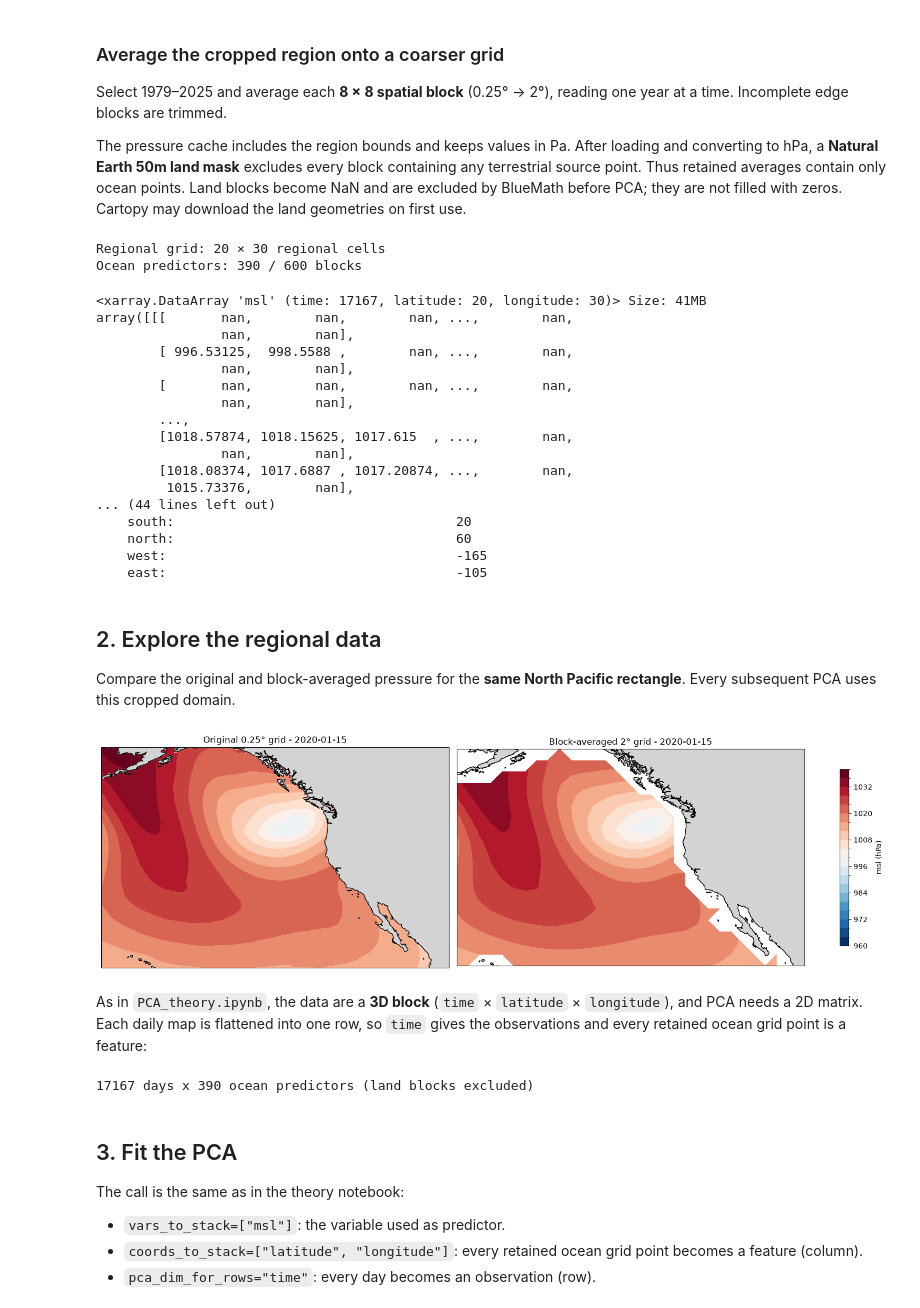
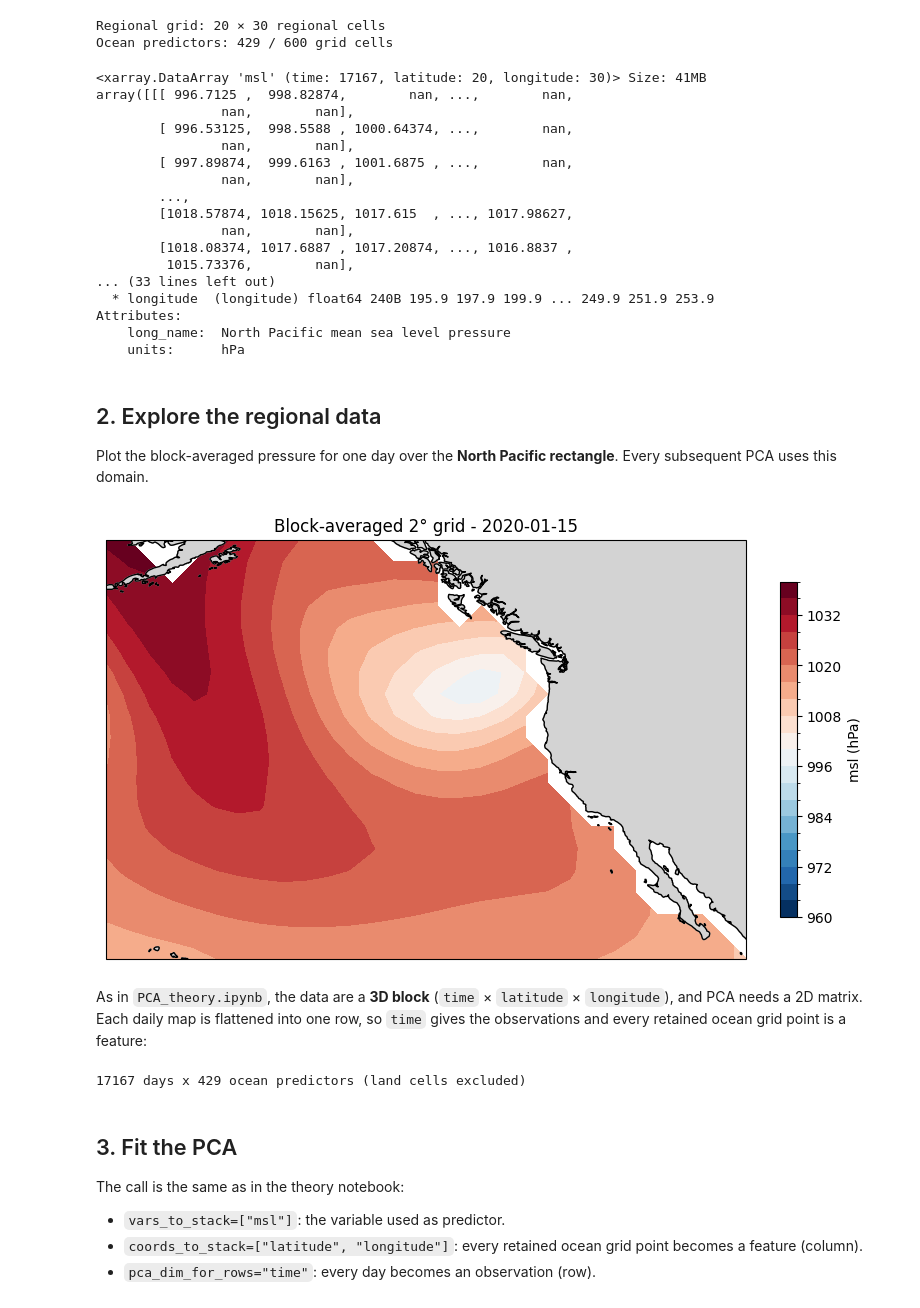
Before and after one commit to GeoOcean/BlueMath_Course_Corvallis, a Jupyter notebook: toolkit/datamining/PCA_mslp.ipynb, the cells around one changed output. Cells and saved outputs as stored; diff of their text form; code cells hidden in the pictures.

```diff
--- a/toolkit/datamining/PCA_mslp.ipynb
+++ b/toolkit/datamining/PCA_mslp.ipynb
@@ -74,6 +34,0 @@ Attributes:
-# %% [markdown]
-### Average the cropped region onto a coarser grid
-
-Select 1979–2025 and average each **8 × 8 spatial block** (0.25° → 2°), reading one year at a time. Incomplete edge blocks are trimmed.
-
-The pressure cache includes the region bounds and keeps values in Pa. After loading and converting to hPa, a **Natural Earth 50m land mask** excludes every block containing any terrestrial source point. Thus retained averages contain only ocean points. Land blocks become NaN and are excluded by BlueMath before PCA; they are not filled with zeros. Cartopy may download the land geometries on first use.
@@ -110,5 +53,5 @@ if not os.path.exists(reduced_file):
 # %%
-# Load the small cache, close the file, and convert Pa -> hPa in memory.
+# Load the regional dataset, close the connection, and convert Pa -> hPa in memory.
 with xr.open_dataset(reduced_file) as reduced:
     msl = (reduced.msl.load() / 100).transpose("time", "latitude", "longitude")
 msl.attrs.update(long_name="North Pacific mean sea level pressure", units="hPa")
@@ -116,7 +59,7 @@ assert bool(((msl.latitude >= south) & (msl.latitude <= north)).all())
 assert bool(((msl.longitude >= west % 360) & (msl.longitude <= east % 360)).all())
 print(f"Regional grid: {msl.sizes['latitude']} × {msl.sizes['longitude']} regional cells")
 msl
-# Conservative ocean mask: retain a block only if every source point is ocean.
+# Ocean mask: retain a grid cell only if its center is ocean.
 # Natural Earth uses -180..180 longitudes; ERA5 uses 0..360.
 from shapely.geometry import Point
 from shapely.ops import unary_union
@@ -124,76 +67,69 @@ from shapely.prepared import prep
 
 land = prep(unary_union(list(cfeature.LAND.with_scale("50m").geometries())))
 source_lon, source_lat = np.meshgrid(
-    (raw.longitude.values + 180) % 360 - 180, raw.latitude.values
+    (msl.longitude.values + 180) % 360 - 180, msl.latitude.values
 )
-source_ocean_mask = xr.DataArray(
+ocean_mask = xr.DataArray(
     np.array([
         not land.intersects(Point(lon, lat))
         for lon, lat in zip(source_lon.ravel(), source_lat.ravel())
     ]).reshape(source_lon.shape),
-    coords={"latitude": raw.latitude, "longitude": raw.longitude},
+    coords={"latitude": msl.latitude, "longitude": msl.longitude},
     dims=("latitude", "longitude"),
     name="ocean_mask",
 )
-ocean_mask = source_ocean_mask.coarsen(
-    latitude=coarsen_factor, longitude=coarsen_factor, boundary="trim"
-).min().astype(bool)
-xr.align(msl, ocean_mask, join="exact")
-ocean_mask.attrs["description"] = "All source points are ocean using Natural Earth 50m land"
+ocean_mask.attrs["description"] = "Grid-cell center is ocean using Natural Earth 50m land"
 if not bool(ocean_mask.any()):
-    raise ValueError("No ocean-only blocks remain in the selected region.")
+    raise ValueError("No ocean grid cells remain in the selected region.")
 msl = msl.where(ocean_mask)
-print(f"Ocean predictors: {int(ocean_mask.sum())} / {ocean_mask.size} blocks")
+print(f"Ocean predictors: {int(ocean_mask.sum())} / {ocean_mask.size} grid cells")
 msl
 # %% [output]
 Regional grid: 20 × 30 regional cells
-Ocean predictors: 390 / 600 blocks
+Ocean predictors: 429 / 600 grid cells
 <xarray.DataArray 'msl' (time: 17167, latitude: 20, longitude: 30)> Size: 41MB
-array([[[       nan,        nan,        nan, ...,        nan,
+array([[[ 996.7125 ,  998.82874,        nan, ...,        nan,
                 nan,        nan],
-        [ 996.53125,  998.5588 ,        nan, ...,        nan,
+        [ 996.53125,  998.5588 , 1000.64374, ...,        nan,
                 nan,        nan],
-        [       nan,        nan,        nan, ...,        nan,
+        [ 997.89874,  999.6163 , 1001.6875 , ...,        nan,
                 nan,        nan],
         ...,
-        [1018.57874, 1018.15625, 1017.615  , ...,        nan,
+        [1018.57874, 1018.15625, 1017.615  , ..., 1017.98627,
                 nan,        nan],
-        [1018.08374, 1017.6887 , 1017.20874, ...,        nan,
+        [1018.08374, 1017.6887 , 1017.20874, ..., 1016.8837 ,
          1015.73376,        nan],
-... (44 lines left out)
-    south:                                    20
-    north:                                    60
-    west:                                     -165
-    east:                                     -105
+... (33 lines left out)
+  * longitude  (longitude) float64 240B 195.9 197.9 199.9 ... 249.9 251.9 253.9
+Attributes:
+    long_name:  North Pacific mean sea level pressure
+    units:      hPa
 # %% [markdown]
 ## 2. Explore the regional data
 
-Compare the original and block-averaged pressure for the **same North Pacific rectangle**. Every subsequent PCA uses this cropped domain.
+Plot the block-averaged pressure for one day over the **North Pacific rectangle**. Every subsequent PCA uses this domain.
 # %%
 date = "2020-01-15"
 proj = ccrs.PlateCarree(central_longitude=map_center[0])
 levels = np.arange(960, 1041, 4)
 
-fig, axes = plt.subplots(1, 2, figsize=(15, 4.5), subplot_kw={"projection": proj}, layout="constrained")
-for ax, field, title in zip(
-    axes,
-    [(raw.msl.sel(time=date) / 100).where(source_ocean_mask), msl.sel(time=date)],
-    ["Original 0.25° grid", f"Block-averaged {resolution:g}° grid"],
-):
-    cf = field.plot.contourf(ax=ax, transform=ccrs.PlateCarree(), levels=levels, cmap="RdBu_r", add_colorbar=False)
-    ax.add_feature(cfeature.LAND, color="lightgrey", zorder=2)
-    ax.coastlines(zorder=3)
-    ax.set_title(f"{title} - {date}")
-fig.colorbar(cf, ax=axes, shrink=0.8, label="msl (hPa)");
+fig, ax = plt.subplots(figsize=(8, 4.5), subplot_kw={"projection": proj}, layout="constrained")
+msl.sel(time=date).plot.contourf(
+    ax=ax, transform=ccrs.PlateCarree(), levels=levels, cmap="RdBu_r",
+    cbar_kwargs={"label": "msl (hPa)", "shrink": 0.8},
+)
+ax.add_feature(cfeature.LAND, color="lightgrey", zorder=2)
+ax.coastlines(zorder=3)
+ax.set_title(f"Block-averaged {resolution:g}° grid - {date}");
 # %% [output]
-[figure, old version]
+[figure, new version]
 # %% [markdown]
 As in `PCA_theory.ipynb`, the data are a **3D block** (`time` × `latitude` × `longitude`), and PCA needs a 2D matrix. Each daily map is flattened into one row, so `time` gives the observations and every retained ocean grid point is a feature:
 # %%
 n_times, n_lat, n_lon = msl.shape
-print(f"{n_times} days x {int(ocean_mask.sum())} ocean predictors (land blocks excluded)")
+print(f"{n_times} days x {int(ocean_mask.sum())} ocean predictors (land cells excluded)")
 # %% [output]
-17167 days x 390 ocean predictors (land blocks excluded)
+17167 days x 429 ocean predictors (land cells excluded)
 # %% [markdown]
 ## 3. Fit the PCA
 
```
Also changed, not shown: parts of 16 cells of this notebook.
